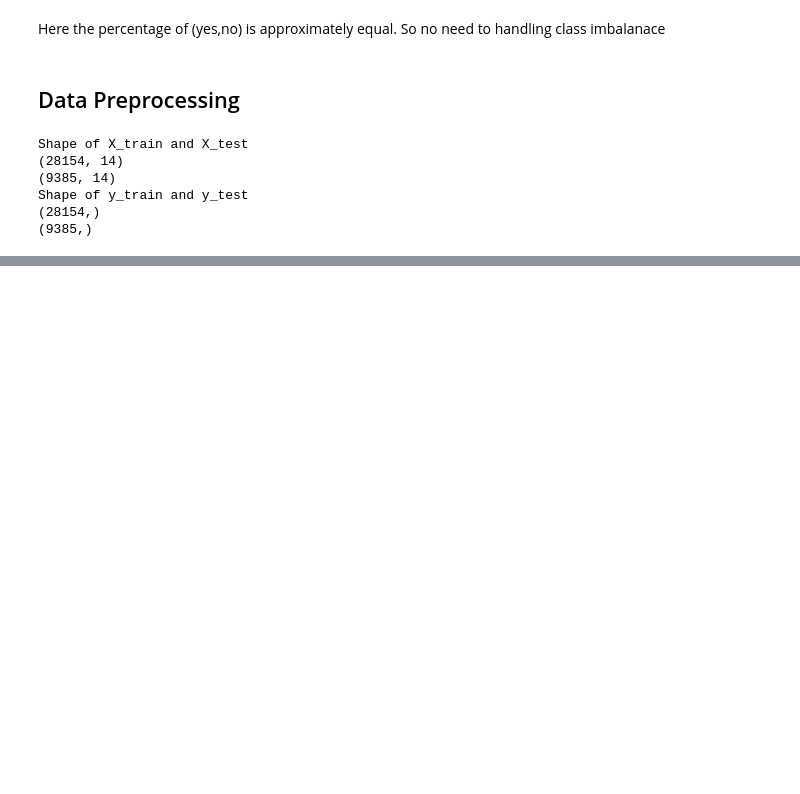
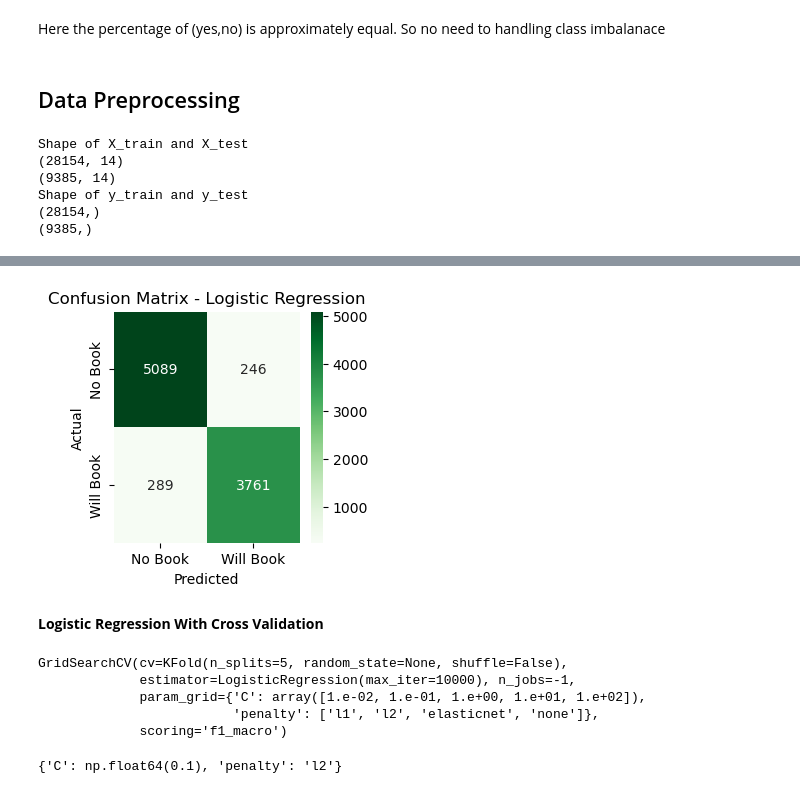
Before and after one commit to Siddharth3271/Airline-Passenger-Refferal-Prediction, a Jupyter notebook: code.ipynb, the cells around one changed output, grey strips where cells are left out. Drawn from its saved outputs; the diff is of its cells as text; code cells hidden in the pictures; blank space fills up the shorter version.

Commit message:
Done Model Building with Logistic Regression, Decision Tree, Random Forest, KNN Classifier

```diff
--- a/code.ipynb
+++ b/code.ipynb
@@ -810,0 +836,4 @@ Shape of y_train and y_test
+# %%
+#logistic regreesion fitting
+log_class = LogisticRegression(max_iter=10000)
+log_class.fit(x_train,y_train)
@@ -810,0 +842,3 @@ Shape of y_train and y_test
+# %%
+#predicting the result
+y_pred_logclass=log_class.predict(x_test)
@@ -810,0 +871,14 @@ Shape of y_train and y_test
+# %%
+#confusion matrix of logistic regression
+confuse_mat_lr = confusion_matrix(y_test,y_pred_logclass)
+
+#plotting confusion matrix
+sns.heatmap(confuse_mat_lr, annot=True, fmt="d", cmap="Greens", xticklabels=["No Book", "Will Book"], yticklabels=["No Book", "Will Book"])
+plt.xlabel("Predicted")
+plt.ylabel("Actual")
+plt.title("Confusion Matrix - Logistic Regression")
+plt.show()
+# %% [output]
+[figure, added]
+# %% [markdown]
+**Logistic Regression With Cross Validation**
@@ -810,0 +892,9 @@ Shape of y_train and y_test
+# %%
+#fit training data
+clf_logclass.fit(x_train,y_train)
+# %% [output]
+GridSearchCV(cv=KFold(n_splits=5, random_state=None, shuffle=False),
+             estimator=LogisticRegression(max_iter=10000), n_jobs=-1,
+             param_grid={'C': array([1.e-02, 1.e-01, 1.e+00, 1.e+01, 1.e+02]),
+                         'penalty': ['l1', 'l2', 'elasticnet', 'none']},
+             scoring='f1_macro')
@@ -810,0 +904,5 @@ Shape of y_train and y_test
+# %%
+#which penalty was chosen
+clf_logclass.best_params_
+# %% [output]
+{'C': np.float64(0.1), 'penalty': 'l2'}
```
Also changed, not shown: parts of 55 cells of this notebook.
